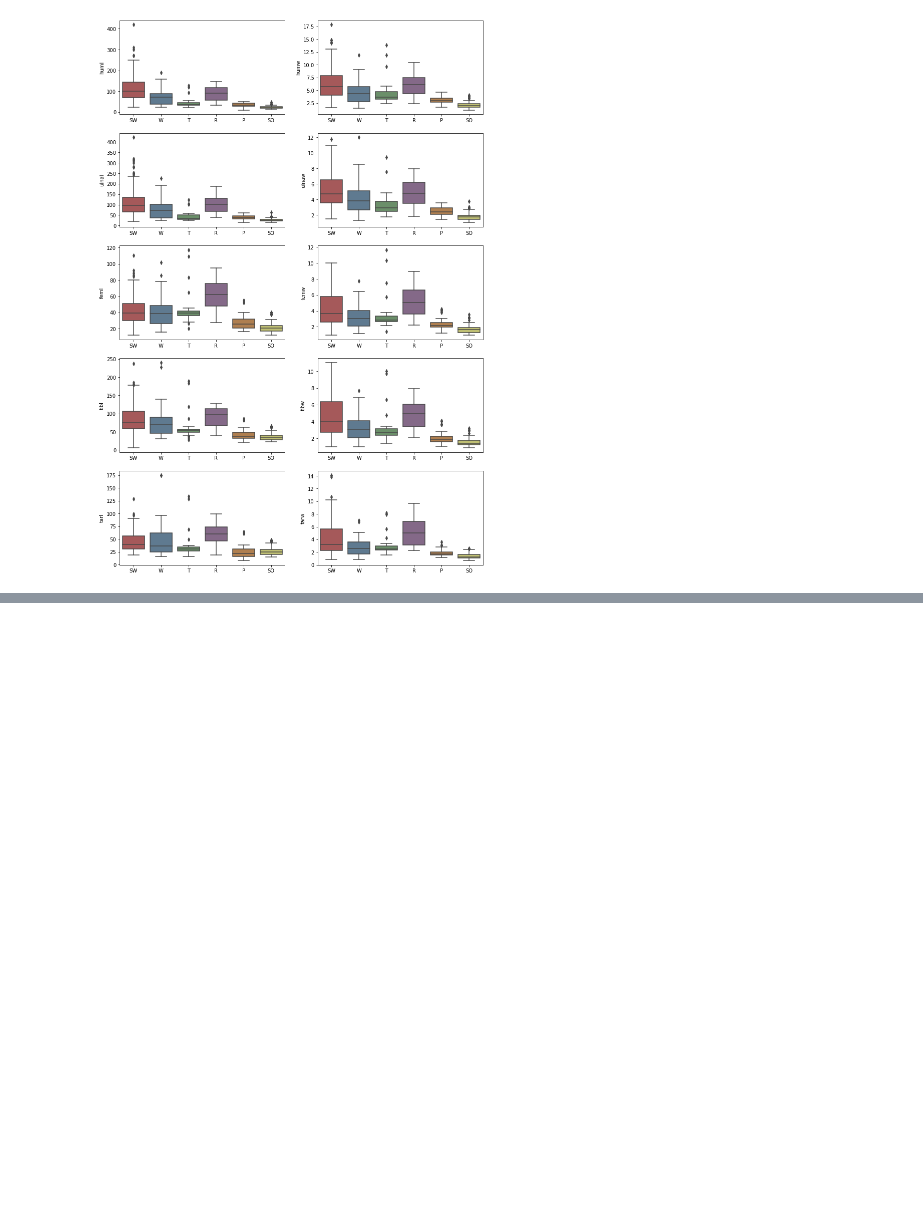
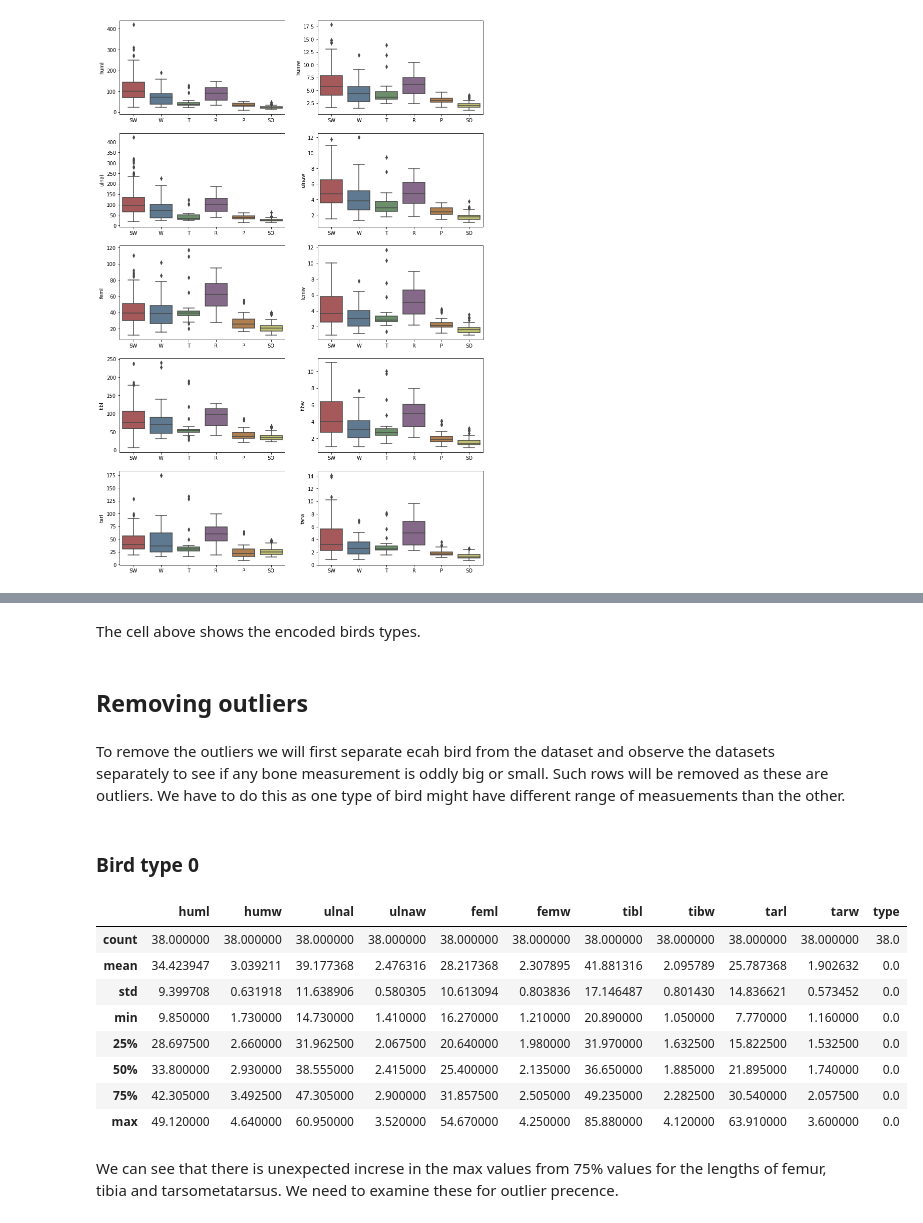
Before and after one commit to AbdullahTabassam/Bird-Skeletal-Analysis-and-Species-Classifier, a Jupyter notebook: 1 - EDA.ipynb, the cells around one changed output, grey strips where cells are left out. Cells and saved outputs as stored; diff of their text form; code cells hidden in the pictures; blank space fills up the shorter version.

```diff
--- a/1 - EDA.ipynb
+++ b/1 - EDA.ipynb
@@ -111,0 +116,4 @@ for f, ax in zip(columns, axes.ravel()):
+# %%
+label=LabelEncoder()
+birds.type=label.fit_transform(birds.type)
+birds.head() # The type of birds must be changed from  string type to encoded numbers.
@@ -111,0 +142,23 @@ for f, ax in zip(columns, axes.ravel()):
+# %% [markdown]
+The cell above shows the encoded birds types.
+# %% [markdown]
+## Removing outliers
+# %% [markdown]
+To remove the outliers we will first separate ecah bird from the dataset and observe the datasets separately to see if any bone measurement is oddly big or small. Such rows will be removed as these are outliers. We have to do this as one type of bird might have different range of measuements than the other.
+# %% [markdown]
+### Bird type 0
+# %%
+bird_0 = birds[birds.type == 0]
+bird_0.describe()
+# %% [output]
+|  | huml | humw | ulnal | ulnaw | feml | femw | tibl | tibw | tarl | tarw | type |
+| count | 38.000000 | 38.000000 | 38.000000 | 38.000000 | 38.000000 | 38.000000 | 38.000000 | 38.000000 | 38.000000 | 38.000000 | 38.0 |
+| mean | 34.423947 | 3.039211 | 39.177368 | 2.476316 | 28.217368 | 2.307895 | 41.881316 | 2.095789 | 25.787368 | 1.902632 | 0.0 |
+| std | 9.399708 | 0.631918 | 11.638906 | 0.580305 | 10.613094 | 0.803836 | 17.146487 | 0.801430 | 14.836621 | 0.573452 | 0.0 |
+| min | 9.850000 | 1.730000 | 14.730000 | 1.410000 | 16.270000 | 1.210000 | 20.890000 | 1.050000 | 7.770000 | 1.160000 | 0.0 |
+| 25% | 28.697500 | 2.660000 | 31.962500 | 2.067500 | 20.640000 | 1.980000 | 31.970000 | 1.632500 | 15.822500 | 1.532500 | 0.0 |
+| 50% | 33.800000 | 2.930000 | 38.555000 | 2.415000 | 25.400000 | 2.135000 | 36.650000 | 1.885000 | 21.895000 | 1.740000 | 0.0 |
+| 75% | 42.305000 | 3.492500 | 47.305000 | 2.900000 | 31.857500 | 2.505000 | 49.235000 | 2.282500 | 30.540000 | 2.057500 | 0.0 |
+| max | 49.120000 | 4.640000 | 60.950000 | 3.520000 | 54.670000 | 4.250000 | 85.880000 | 4.120000 | 63.910000 | 3.600000 | 0.0 |
+# %% [markdown]
+We can see that there is unexpected increse in the max values from 75% values for the lengths of femur, tibia and tarsometatarsus. We need to examine these for outlier precence.
```
Also changed, not shown: parts of 33 cells of this notebook.
